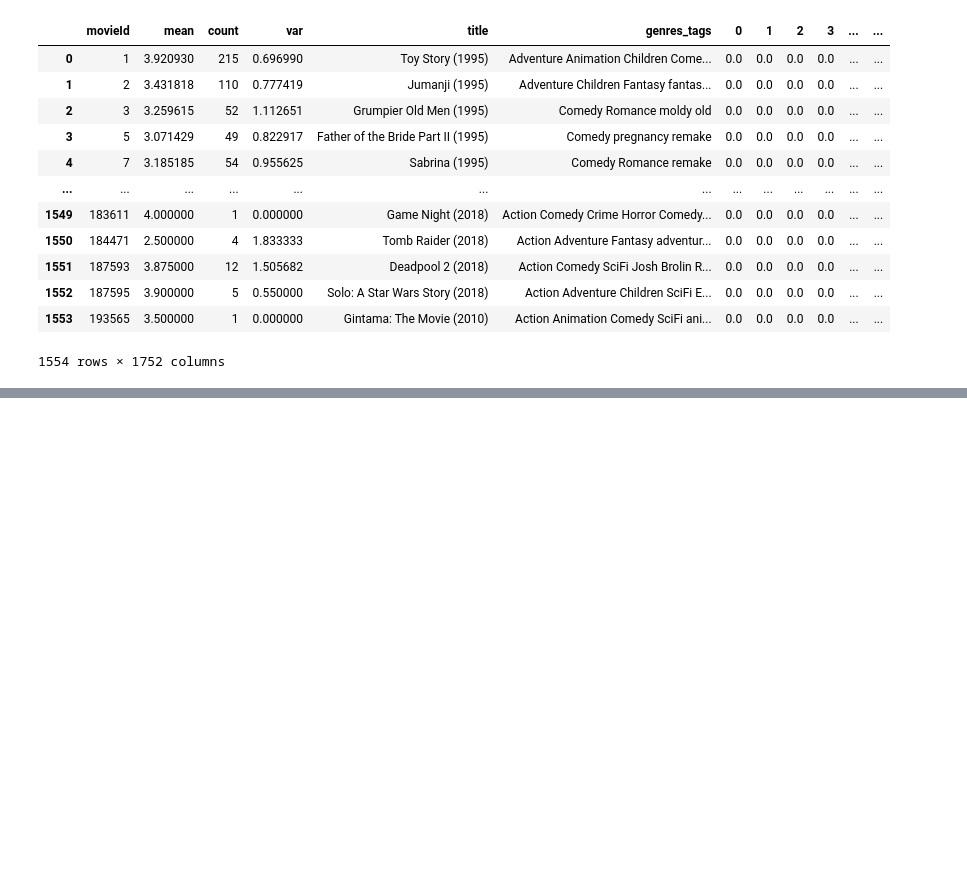
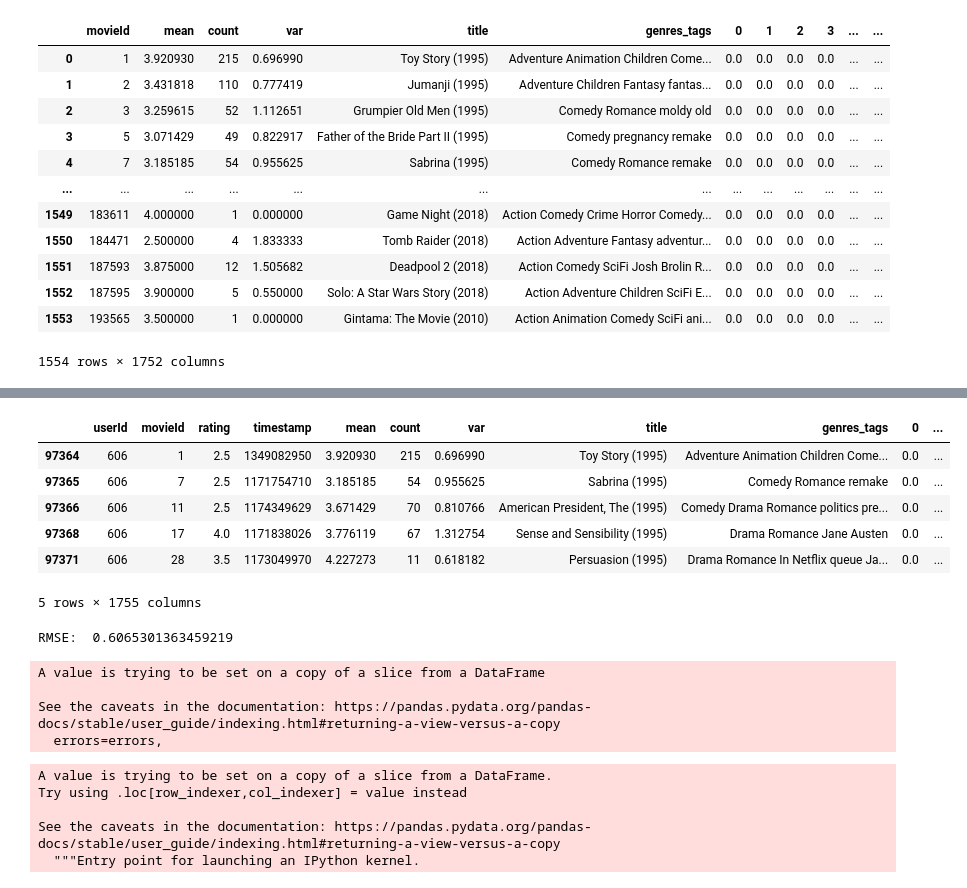
Before and after one commit to sofa999999/Math, a Jupyter notebook: ML/ml7.ipynb, the cells around one changed output, grey strips where cells are left out. Cells and saved outputs as stored; diff of their text form; code cells hidden in the pictures; blank space fills up the shorter version.

```diff
--- a/ML/ml7.ipynb
+++ b/ML/ml7.ipynb
@@ -140,0 +157,17 @@ df
+# %%
+# построим датасет для юзера 606
+user606_ratings = ratings[(ratings.userId == 606) & ratings.movieId.isin(movies_with_tags)]
+# %%
+df = df.set_index('movieId')
+# %%
+user606_ratings = user606_ratings.join(df, on = 'movieId')
+# %%
+user606_ratings.head()
+# %% [output]
+|  | userId | movieId | rating | timestamp | mean | count | var | title | genres_tags | 0 | ... |
+| 97364 | 606 | 1 | 2.5 | 1349082950 | 3.920930 | 215 | 0.696990 | Toy Story (1995) | Adventure Animation Children Come... | 0.0 | ... |
+| 97365 | 606 | 7 | 2.5 | 1171754710 | 3.185185 | 54 | 0.955625 | Sabrina (1995) | Comedy Romance remake | 0.0 | ... |
+| 97366 | 606 | 11 | 2.5 | 1174349629 | 3.671429 | 70 | 0.810766 | American President, The (1995) | Comedy Drama Romance politics pre... | 0.0 | ... |
+| 97368 | 606 | 17 | 4.0 | 1171838026 | 3.776119 | 67 | 1.312754 | Sense and Sensibility (1995) | Drama Romance Jane Austen | 0.0 | ... |
+| 97371 | 606 | 28 | 3.5 | 1173049970 | 4.227273 | 11 | 0.618182 | Persuasion (1995) | Drama Romance In Netflix queue Ja... | 0.0 | ... |
+5 rows × 1755 columns
@@ -140,0 +183,10 @@ df
+# %%
+# посчитаем RMSE для модели
+from sklearn.metrics import mean_squared_error
+from math import sqrt
+
+rmse = sqrt(mean_squared_error(y_test, y_test_predict))
+
+print('RMSE: ', rmse)
+# %% [output]
+RMSE:  0.6065301363459219
@@ -140,0 +196,15 @@ df
+# %%
+df_for_reco.drop(columns=['title','genres_tags'], inplace = True)
+# %% [output]
+A value is trying to be set on a copy of a slice from a DataFrame
+
+See the caveats in the documentation: https://pandas.pydata.org/pandas-docs/stable/user_guide/indexing.html#returning-a-view-versus-a-copy
+  errors=errors,
+# %%
+df_for_reco['predicted_score'] = model.predict(df_for_reco)
+# %% [output]
+A value is trying to be set on a copy of a slice from a DataFrame.
+Try using .loc[row_indexer,col_indexer] = value instead
+
+See the caveats in the documentation: https://pandas.pydata.org/pandas-docs/stable/user_guide/indexing.html#returning-a-view-versus-a-copy
+  """Entry point for launching an IPython kernel.
```
Also changed, not shown: parts of 9 cells of this notebook.
